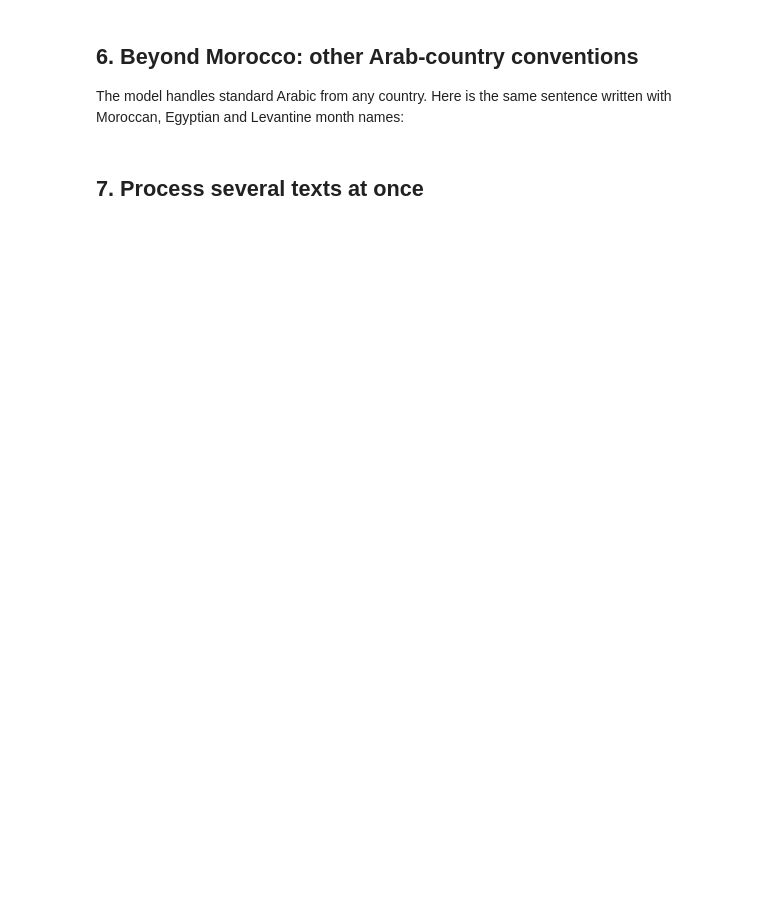
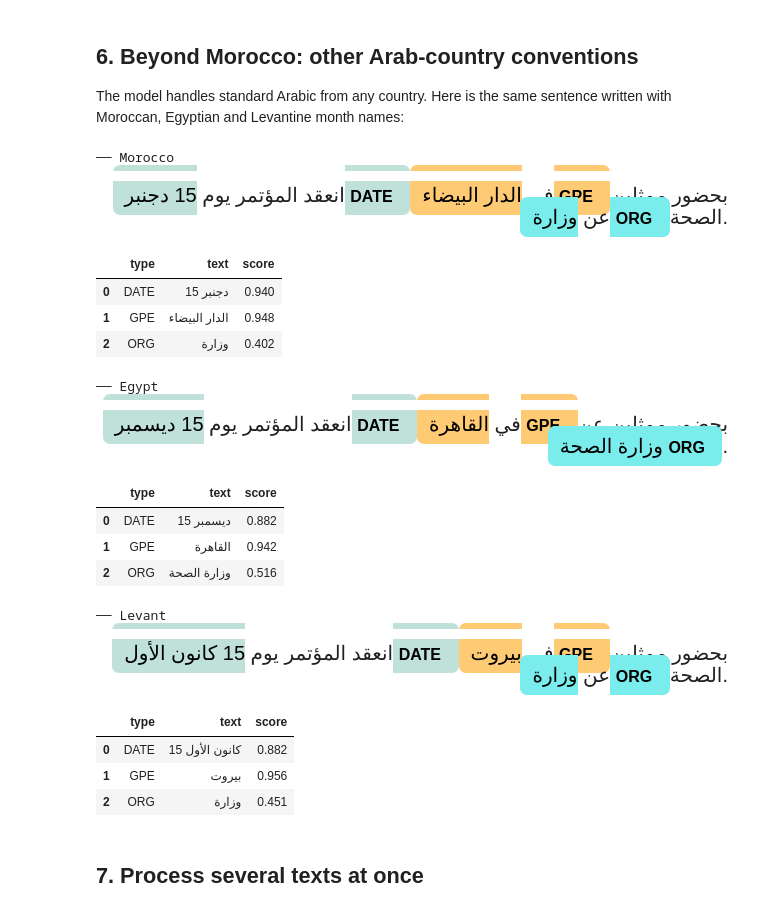
Before and after one commit to assoudi-typica-ai/magbert-ner-ar-tutorial, a Jupyter notebook: MagBERT_NER_AR_Tutorial.ipynb, the cells around one changed output. Drawn from its saved outputs; the diff is of its cells as text; code cells hidden in the pictures; blank space fills up the shorter version.

```diff
--- a/MagBERT_NER_AR_Tutorial.ipynb
+++ b/MagBERT_NER_AR_Tutorial.ipynb
@@ -152,13 +225,34 @@ show("زار وفد من الاتحاد الإفريقي مدينة العيون
 
 The model handles standard Arabic from any country. Here is the same sentence written with Moroccan, Egyptian and Levantine month names:
 # %%
-for region, sent in {
+examples = {
     "Morocco": "انعقد المؤتمر يوم 15 دجنبر في الدار البيضاء بحضور ممثلين عن وزارة الصحة.",
     "Egypt":   "انعقد المؤتمر يوم 15 ديسمبر في القاهرة بحضور ممثلين عن وزارة الصحة.",
     "Levant":  "انعقد المؤتمر يوم 15 كانون الأول في بيروت بحضور ممثلين عن وزارة الصحة.",
-}.items():
+}
+
+for region, sent in examples.items():
     print(f"── {region}")
     show(sent)
+# %% [output]
+── Morocco
+انعقد المؤتمر يوم 15 دجنبر DATE في الدار البيضاء GPE بحضور ممثلين عن وزارة ORG الصحة.
+|  | type | text | score |
+| 0 | DATE | 15 دجنبر | 0.940 |
+| 1 | GPE | الدار البيضاء | 0.948 |
+| 2 | ORG | وزارة | 0.402 |
+── Egypt
+انعقد المؤتمر يوم 15 ديسمبر DATE في القاهرة GPE بحضور ممثلين عن وزارة الصحة ORG .
+|  | type | text | score |
+| 0 | DATE | 15 ديسمبر | 0.882 |
+| 1 | GPE | القاهرة | 0.942 |
+| 2 | ORG | وزارة الصحة | 0.516 |
+── Levant
+انعقد المؤتمر يوم 15 كانون الأول DATE في بيروت GPE بحضور ممثلين عن وزارة ORG الصحة.
+|  | type | text | score |
+| 0 | DATE | 15 كانون الأول | 0.882 |
+| 1 | GPE | بيروت | 0.956 |
+| 2 | ORG | وزارة | 0.451 |
 # %% [markdown]
 ## 7. Process several texts at once
 # %%
```
Also changed, not shown: parts of 13 cells of this notebook.
